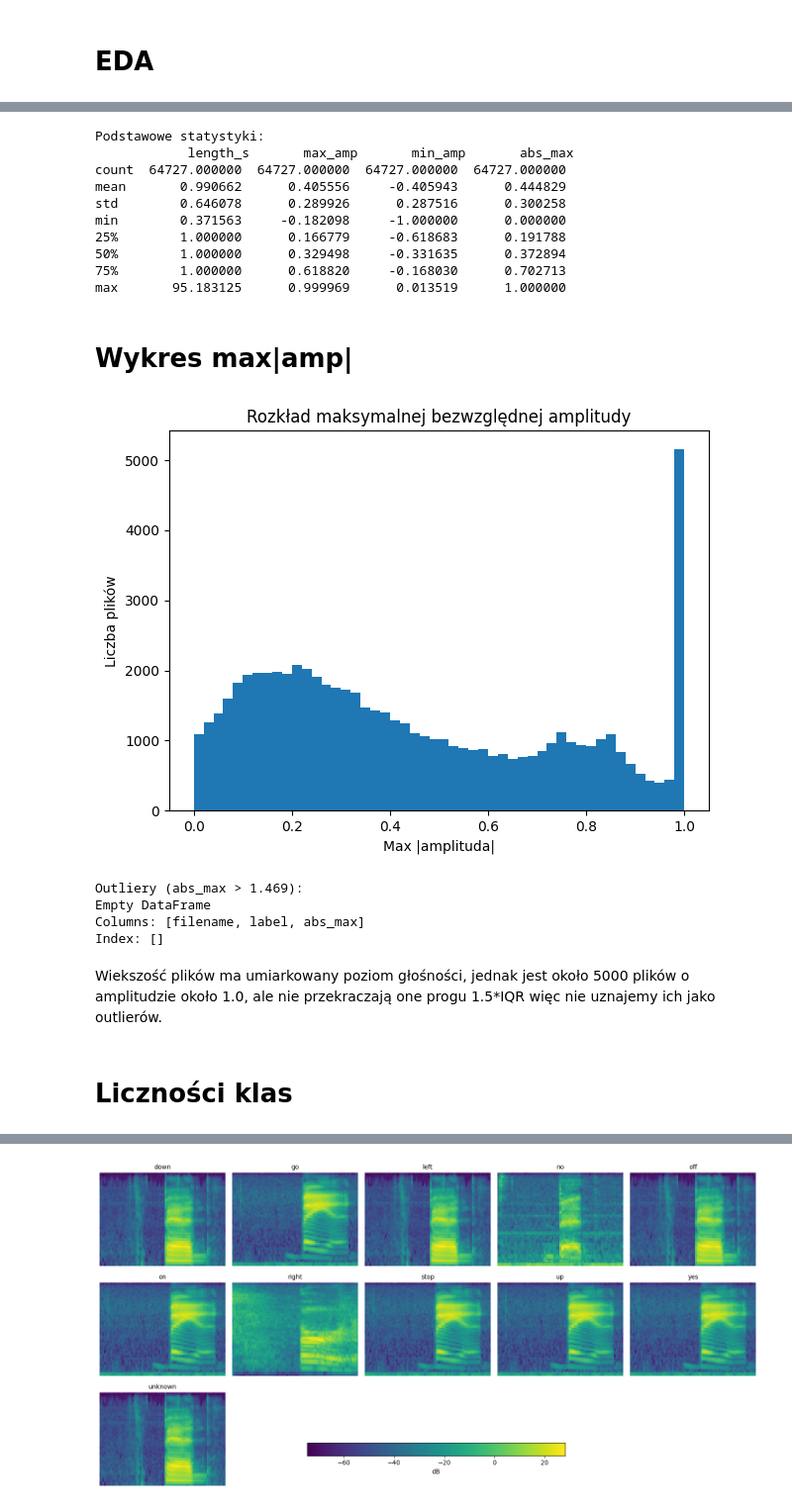
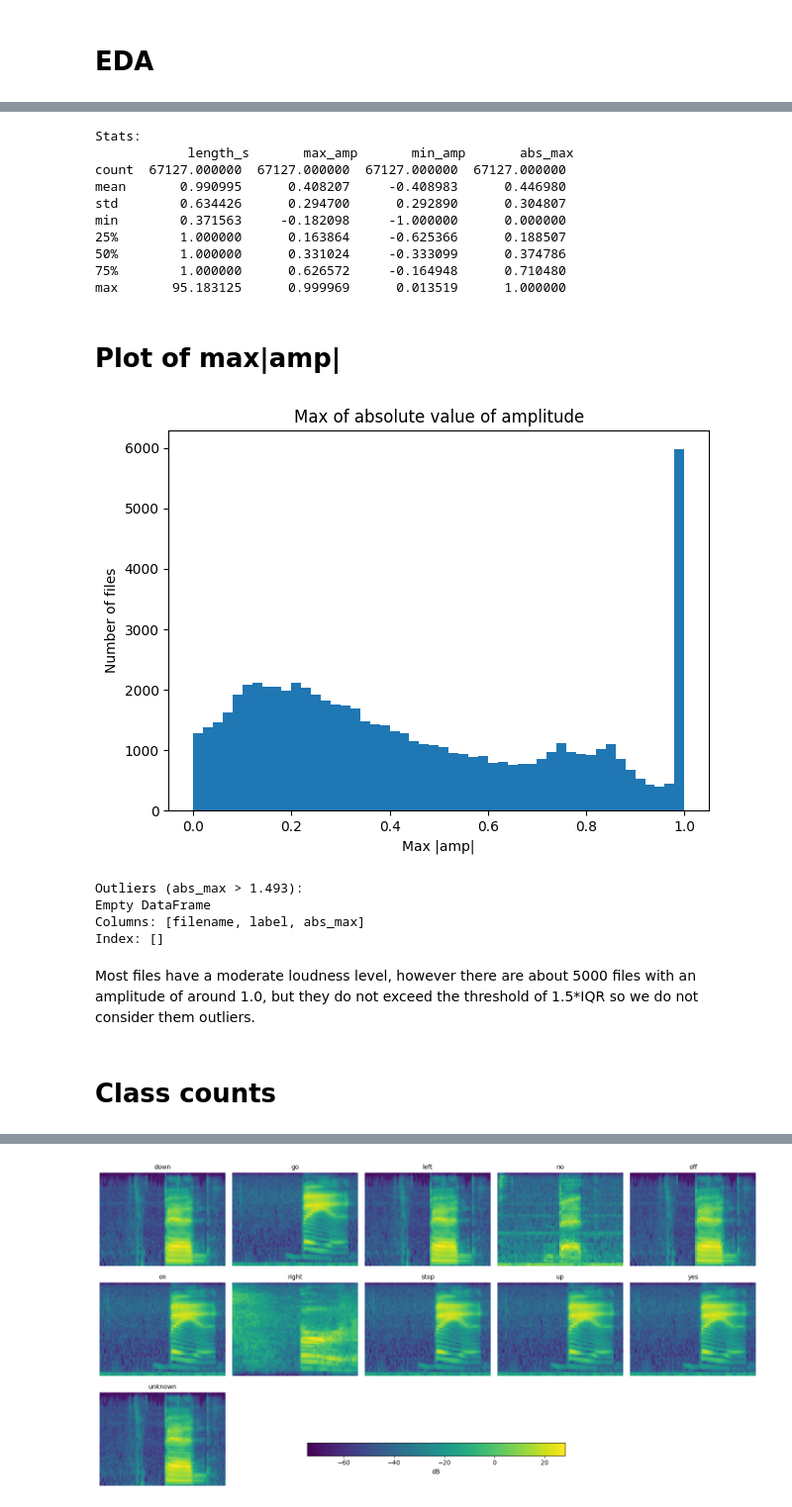
Before and after one commit to r-ost/wztum-project, a Jupyter notebook: EDA.ipynb, the cells around one changed output, grey strips where cells are left out. Shown: that part at 99% size. Drawn from its saved outputs; the diff is of its cells as text; code cells hidden in the pictures.

```diff
--- a/EDA.ipynb
+++ b/EDA.ipynb
@@ -60,47 +61,47 @@ print(df)
 # %%
-# Podstawowe statystyki
+# Stats
 
 desc = df[['length_s','max_amp','min_amp','abs_max']].describe()
-print("Podstawowe statystyki:\n", desc)
+print("Stats:\n", desc)
 # %% [output]
-Podstawowe statystyki:
+Stats:
             length_s       max_amp       min_amp       abs_max
-count  64727.000000  64727.000000  64727.000000  64727.000000
-mean       0.990662      0.405556     -0.405943      0.444829
-std        0.646078      0.289926      0.287516      0.300258
+count  67127.000000  67127.000000  67127.000000  67127.000000
+mean       0.990995      0.408207     -0.408983      0.446980
+std        0.634426      0.294700      0.292890      0.304807
 min        0.371563     -0.182098     -1.000000      0.000000
-25%        1.000000      0.166779     -0.618683      0.191788
-50%        1.000000      0.329498     -0.331635      0.372894
-75%        1.000000      0.618820     -0.168030      0.702713
+25%        1.000000      0.163864     -0.625366      0.188507
+50%        1.000000      0.331024     -0.333099      0.374786
+75%        1.000000      0.626572     -0.164948      0.710480
 max       95.183125      0.999969      0.013519      1.000000
 # %% [markdown]
-# Wykres max|amp|
+# Plot of max|amp|
 # %%
 plt.figure()
 plt.hist(df['abs_max'], bins=50)
-plt.title('Rozkład maksymalnej bezwzględnej amplitudy')
-plt.xlabel('Max |amplituda|')
-plt.ylabel('Liczba plików')
+plt.title('Max of absolute value of amplitude')
+plt.xlabel('Max |amp|')
+plt.ylabel('Number of files')
 plt.tight_layout()
 plt.show()
 # %% [output]
-[figure, old version]
+[figure, new version]
 # %%
-# outliery amplitudy według reguły: max|amp| > 1.5*IQR to outlier
+# Outliers base on rule: max|amp| > 1.5*IQR to outlier
 
 iqr = desc.loc['75%', 'abs_max'] - desc.loc['25%', 'abs_max']
 threshold = desc.loc['75%', 'abs_max'] + 1.5 * iqr
 outliers = df[df['abs_max'] > threshold]
-print(f"\nOutliery (abs_max > {threshold:.3f}):")
+print(f"\nOutliers (abs_max > {threshold:.3f}):")
 print(outliers[['filename','label','abs_max']])
 # %% [output]
-Outliery (abs_max > 1.469):
+Outliers (abs_max > 1.493):
 Empty DataFrame
 Columns: [filename, label, abs_max]
 Index: []
 # %% [markdown]
-Wiekszość plików ma umiarkowany poziom głośności, jednak jest około 5000 plików o amplitudzie około 1.0, ale nie przekraczają one progu 1.5*IQR więc nie uznajemy ich jako outlierów.
+Most files have a moderate loudness level, however there are about 5000 files with an amplitude of around 1.0, but they do not exceed the threshold of 1.5*IQR so we do not consider them outliers.
 # %% [markdown]
-# Liczności klas
+# Class counts
 # %%
 class_counts = df['label'].value_counts()
```
Also changed, not shown: parts of 31 cells of this notebook.
